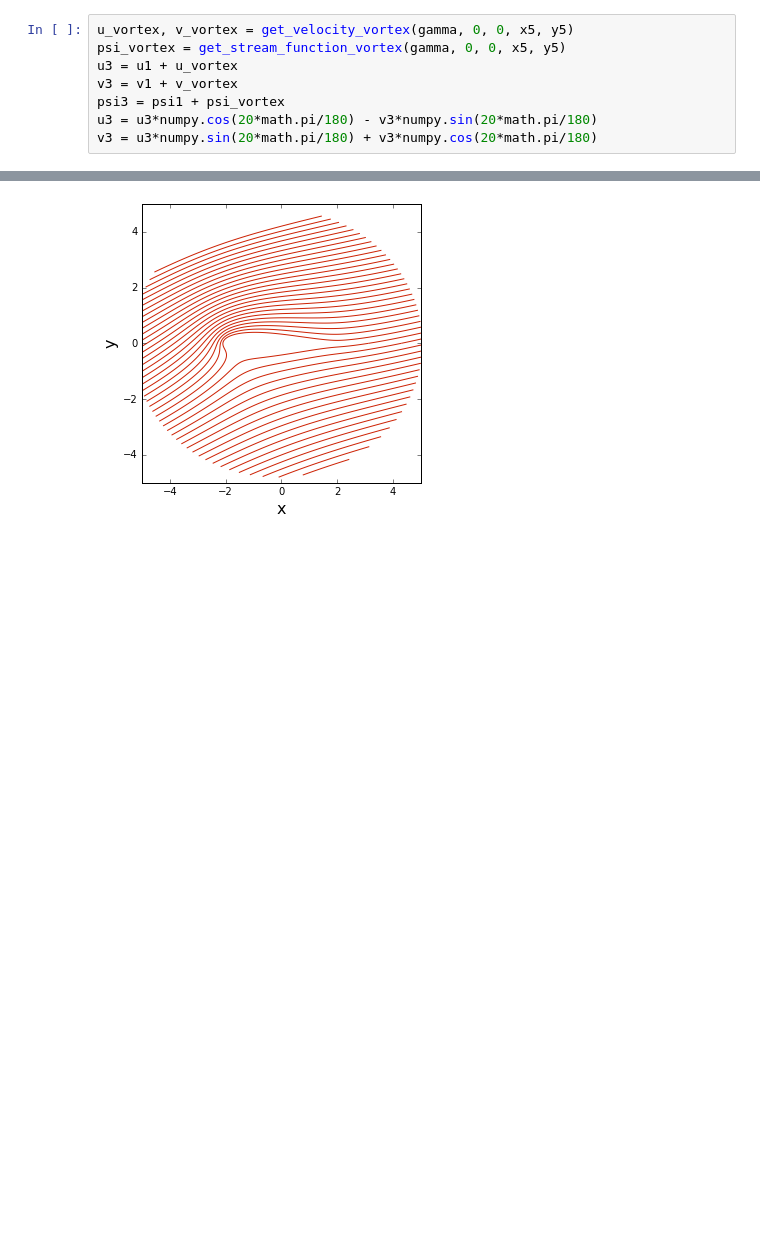
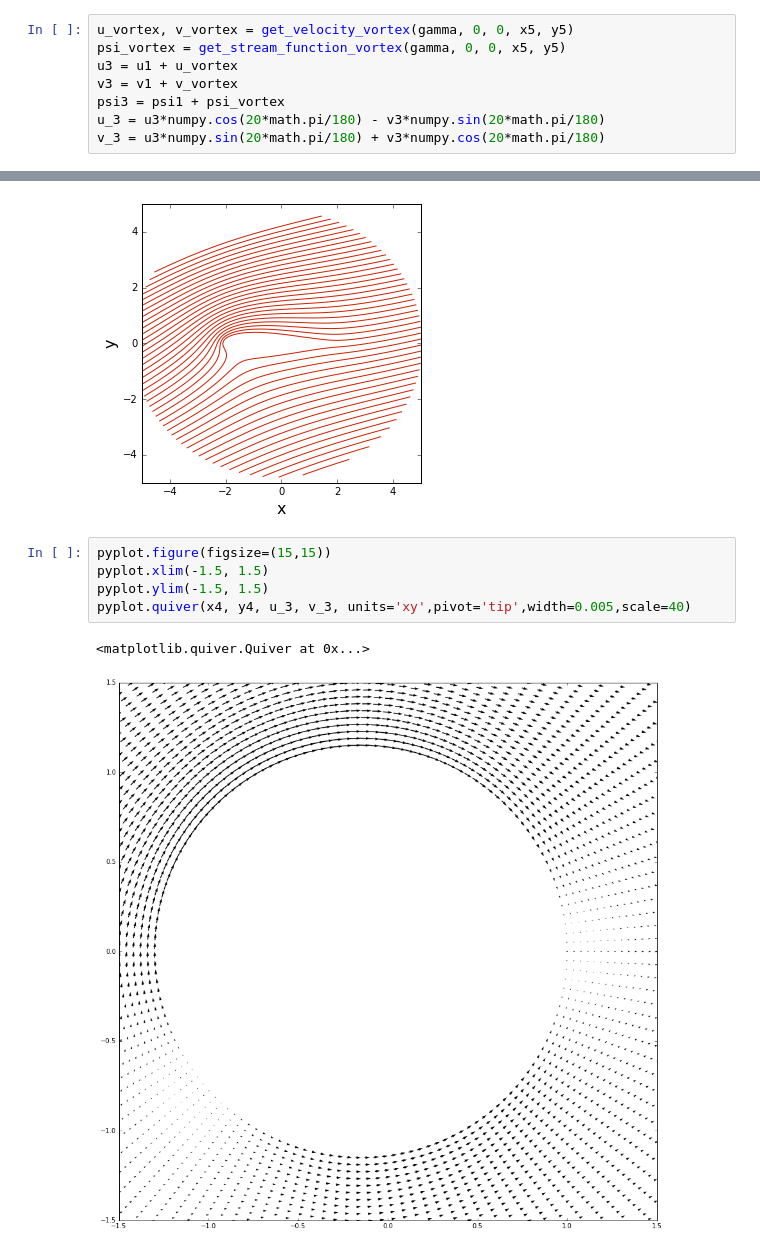
Before and after one commit to Dmphelps89/MAE6226-1, a Jupyter notebook: Assignment06.ipynb, the cells around one changed output, grey strips where cells are left out. Cells and saved outputs as stored; diff of their text form; blank space fills up the shorter version.

```diff
--- a/Assignment06.ipynb
+++ b/Assignment06.ipynb
@@ -415,5 +412,5 @@ psi_vortex = get_stream_function_vortex(gamma, 0, 0, x5, y5)
 u3 = u1 + u_vortex
 v3 = v1 + v_vortex
 psi3 = psi1 + psi_vortex
-u3 = u3*numpy.cos(20*math.pi/180) - v3*numpy.sin(20*math.pi/180)
-v3 = u3*numpy.sin(20*math.pi/180) + v3*numpy.cos(20*math.pi/180)
+u_3 = u3*numpy.cos(20*math.pi/180) - v3*numpy.sin(20*math.pi/180)
+v_3 = u3*numpy.sin(20*math.pi/180) + v3*numpy.cos(20*math.pi/180)
@@ -439,3 +440,11 @@ pyplot.contour(E5.real, E5.imag, psi3, levels = numpy.linspace(-5,5,51),colors='
 # %% [output]
 <matplotlib.contour.QuadContourSet at 0x...>
 [figure]
+# %%
+pyplot.figure(figsize=(15,15))
+pyplot.xlim(-1.5, 1.5)
+pyplot.ylim(-1.5, 1.5)
+pyplot.quiver(x4, y4, u_3, v_3, units='xy',pivot='tip',width=0.005,scale=40)
+# %% [output]
+<matplotlib.quiver.Quiver at 0x...>
+[figure, added]
```
Also changed, not shown: parts of 7 cells of this notebook.
